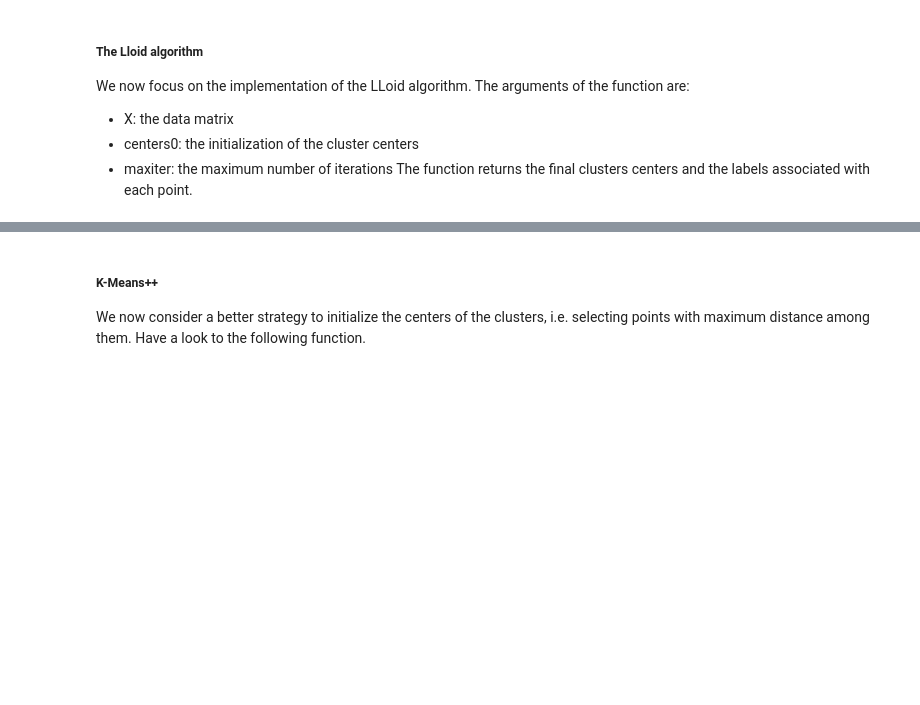
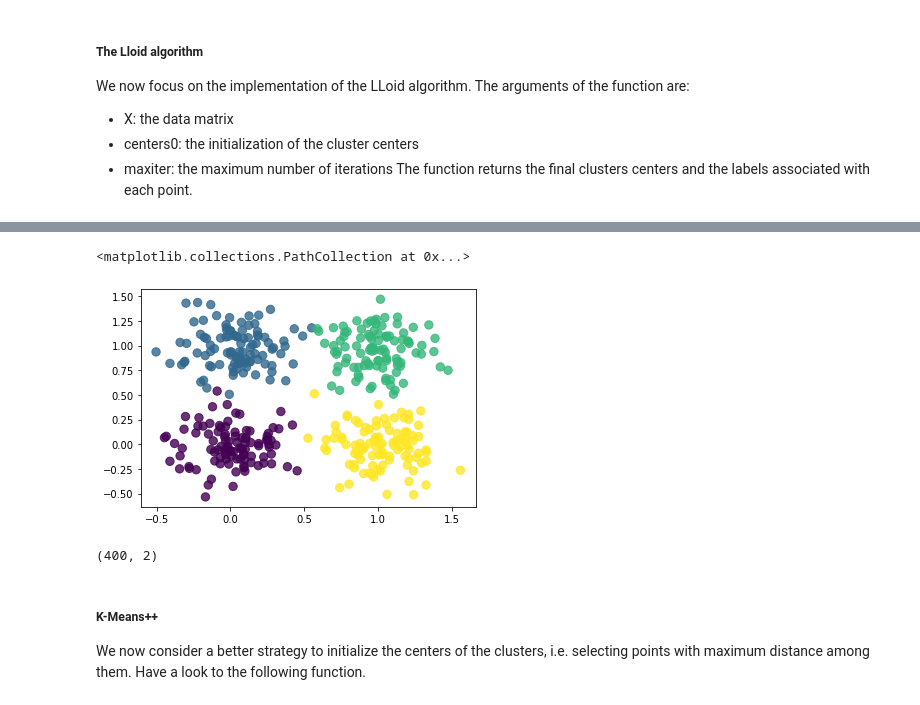
Before and after one commit to mosemb/MachineLearningAssignments, a Jupyter notebook: Lab8_KMeans.ipynb, the cells around one changed output, grey strips where cells are left out. Saved outputs shown, nothing was run; the diff lists cells and outputs as text; code cells hidden in the pictures; blank space fills up the shorter version.

```diff
--- a/Lab8_KMeans.ipynb
+++ b/Lab8_KMeans.ipynb
@@ -82,7 +224,14 @@ def Lloid(X, centers, maxiter):
 # %%
 # Build a dataset with at least 4 classes and plot it
-X, Y = mixGauss( # ... fill here ...
+X, Y = mixGauss([[0,0], [0,1], [1,1], [1,0]], [0.2, 0.2, 0.2, 0.2], 100)
 plt.scatter(X[:,0], X[:,1], s=70, c=Y, alpha=0.8)
+# %% [output]
+<matplotlib.collections.PathCollection at 0x...>
+[figure, added]
+# %%
+np.shape(X)
+# %% [output]
+(400, 2)
 # %%
 # Try with a random initialization of the centers.
 # NOTE: TRY MULTIPLE TIMES!
```
Also changed, not shown: parts of 19 cells of this notebook, 4 other files.
